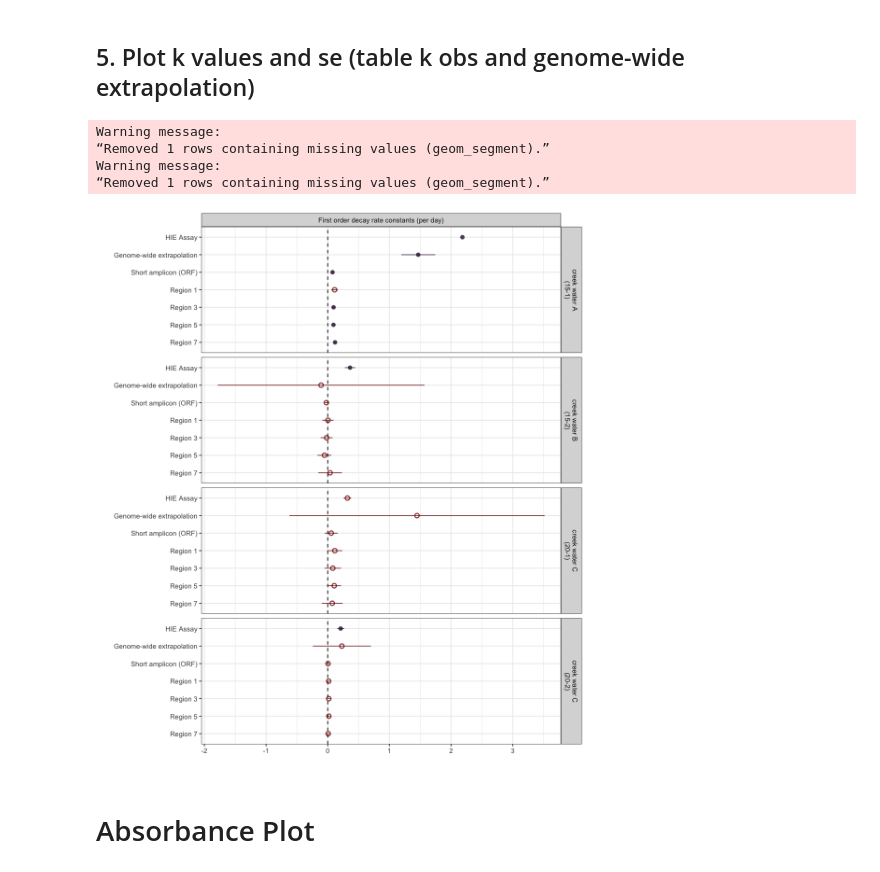
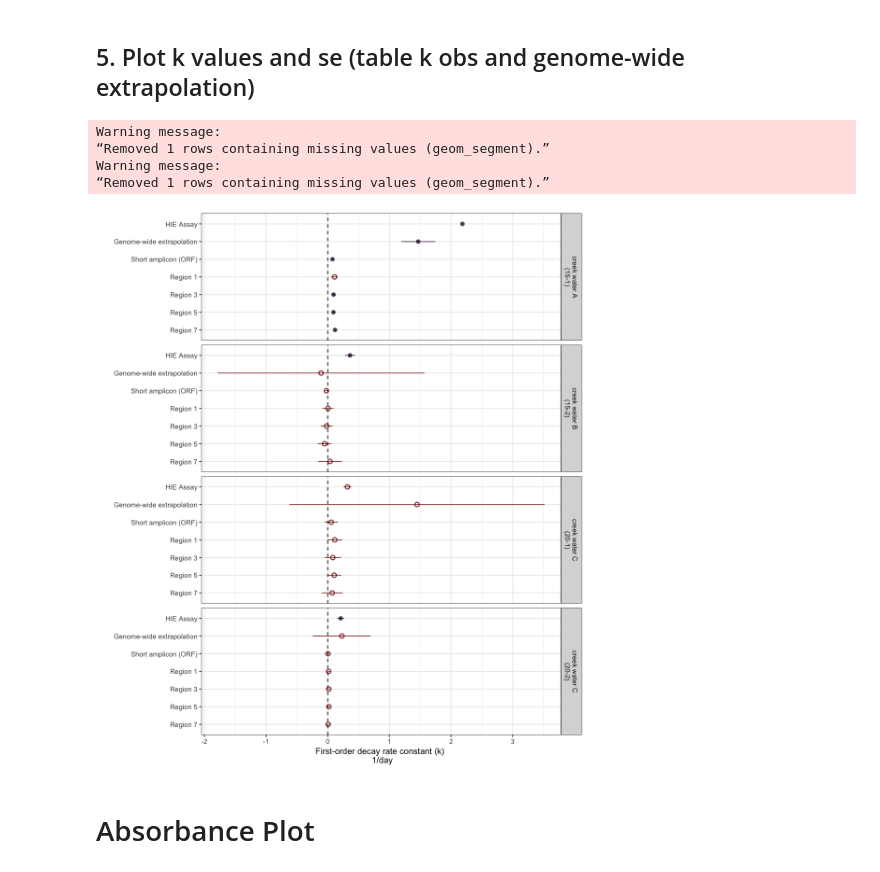
Before and after one commit to kennedylaurenc/2022_Persistence_of_HuNoV_in_surface_water, a Jupyter notebook: norovirus_persistence_data_analysis.ipynb, the cells around one changed output. Drawn from its saved outputs; the diff is of its cells as text; code cells hidden in the pictures.

```diff
--- a/norovirus_persistence_data_analysis.ipynb
+++ b/norovirus_persistence_data_analysis.ipynb
@@ -571,7 +578,7 @@ dfq_unk_exp_lod_tech_f<- dfq_unk_exp_lod_tech_f %>%
   group_by(id, time_point, target, experiment, RNase_treated,low_gc.ml,n,max_ct)%>%  mutate(both_equal_check = mean(mean_CT) )
 
 dfq_unk_exp_lod_tech_f<- dfq_unk_exp_lod_tech_f %>%
-  group_by(id, time_point, target, experiment, RNase_treated,low_gc.ml,n,max_ct)%>%  filter(inhib_check == min(inhib_check))
+  group_by(plate_id, id, time_point, target, experiment, RNase_treated,low_gc.ml,n,max_ct)%>%  filter(inhib_check == min(inhib_check)) #plate id for controls
 
 dfq_unk_exp_lod_tech_f$inhibited<-"Unk"
 dfq_unk_exp_lod_tech_f[(dfq_unk_exp_lod_tech_f$n>1)&(as.numeric(dfq_unk_exp_lod_tech_f$dilution_factor) > 2), "inhibited"]<- "Y"
@@ -579,7 +586,7 @@ dfq_unk_exp_lod_tech_f[(dfq_unk_exp_lod_tech_f$n>1)&(as.numeric(dfq_unk_exp_lod_
 dfq_unk_exp_lod_tech_f[(dfq_unk_exp_lod_tech_f$id %in% controls), "inhibited"]<- "Unk" #dont test controls for inhibition because compares NTCs and inflates totals
 dfq_unk_exp_lod_tech_f[dfq_unk_exp_lod_tech_f$both_equal_check == dfq_unk_exp_lod_tech_f$mean_CT, "inhibited"]<- "Unk" #mostly BDL values or randomly chose 1 or 5 bc the values were the same
 
-qpcr_fin_expc<-dfq_unk_exp_lod_tech_f[,c('time_point','id','target',"RNase_treated","inhibited","storage_condition","low_gc.ml","max_ct","mean_quantity","elution_volume_ul","extracted_volume_ul","template_volume_ul","dilution_factor","low_gc.rxn","experiment","tech_std")]
+qpcr_fin_expc<-dfq_unk_exp_lod_tech_f[,c('time_point','id','target',"RNase_treated","inhibited","storage_condition","low_gc.ml","max_ct","mean_quantity","elution_volume_ul","extracted_volume_ul","template_volume_ul","dilution_factor","low_gc.rxn","experiment","tech_std","plate_id")]
 # %%
 # qpcr_fin_expc
 inhib<-qpcr_fin_expc #starting from 259
@@ -610,8 +628,11 @@ qpcr_fin_expc[(qpcr_fin_expc$mean_quantity< qpcr_fin_expc$low_gc.rxn), "dilution
 #dimensional analysis/conversion
 unique(qpcr_fin_expc$target)
 qpcr_fin_expc$conc_gc_per_mL<-NA
-qpcr_fin_expc$conc_gc_per_mL<- qpcr_fin_expc$mean_quantity * (qpcr_fin_expc$elution_volume_ul*1000)/(qpcr_fin_expc$extracted_volume_ul* qpcr_fin_expc$template_volume_ul) * qpcr_fin_expc$dilution_factor
-qpcr_fin_expc$tech_std_gc_per_mL<- qpcr_fin_expc$tech_std * (qpcr_fin_expc$elution_volume_ul*1000)/(qpcr_fin_expc$extracted_volume_ul* qpcr_fin_expc$template_volume_ul) * qpcr_fin_expc$dilution_factor
+qpcr_fin_expc[(qpcr_fin_expc$id!="NTC"),"conc_gc_per_mL"]<- qpcr_fin_expc[(qpcr_fin_expc$id!="NTC"),"mean_quantity"]* (qpcr_fin_expc[(qpcr_fin_expc$id!="NTC"),"elution_volume_ul"]*1000)/(qpcr_fin_expc[(qpcr_fin_expc$id!="NTC"),"extracted_volume_ul"]* qpcr_fin_expc[(qpcr_fin_expc$id!="NTC"),"template_volume_ul"]) * qpcr_fin_expc[(qpcr_fin_expc$id!="NTC"),"dilution_factor"]
+qpcr_fin_expc[(qpcr_fin_expc$id!="NTC"),"tech_std_gc_per_mL"]<- qpcr_fin_expc[(qpcr_fin_expc$id!="NTC"),"tech_std"]* (qpcr_fin_expc[(qpcr_fin_expc$id!="NTC"),"elution_volume_ul"]*1000)/(qpcr_fin_expc[(qpcr_fin_expc$id!="NTC"),"extracted_volume_ul"]* qpcr_fin_expc[(qpcr_fin_expc$id!="NTC"),"template_volume_ul"]) * qpcr_fin_expc[(qpcr_fin_expc$id!="NTC"),"dilution_factor"]
+
+qpcr_fin_expc[(qpcr_fin_expc$id=="NTC"),"conc_gc_per_mL"]<- (qpcr_fin_expc[(qpcr_fin_expc$id=="NTC"),"mean_quantity"]/qpcr_fin_expc[(qpcr_fin_expc$id=="NTC"),"template_volume_ul"])*1000
+qpcr_fin_expc[(qpcr_fin_expc$id=="NTC"),"tech_std_gc_per_mL"]<- (qpcr_fin_expc[(qpcr_fin_expc$id=="NTC"),"tech_std"]/qpcr_fin_expc[(qpcr_fin_expc$id=="NTC"),"template_volume_ul"])*1000
 head(qpcr_fin_expc)
 
 assign_expt<-unique(qpcr_fin_expc[,c("id","experiment")]) #for merge
@@ -1524,37 +1671,37 @@ a[a$target_region =="1", "target_region"]<- "Region 1"
 a[a$target_region =="3", "target_region"]<- "Region 3"
 a[a$target_region =="5", "target_region"]<- "Region 5"
 a[a$target_region =="7", "target_region"]<- "Region 7"
 
 a$target_region<-factor(a$target_region, levels=c("Region 7","Region 5","Region 3", "Region 1","Short amplicon (ORF)","Genome-wide extrapolation","HIE Assay"))
 a[a$experiment == "15-1", "experiment"]<- "creek water A\n(15-1)"
 a[a$experiment == "15-2", "experiment"]<- "creek water B\n(15-2)"
 a[a$experiment == "20-1", "experiment"]<- "creek water C\n(20-1)"
 a[a$experiment == "20-2", "experiment"]<- "creek water C\n(20-2)"
 a$experiment=factor(a$experiment, levels=c("creek water A\n(15-1)", "creek water B\n(15-2)","creek water C\n(20-1)", "creek water C\n(20-2)"))
-a$title<- "First order decay rate constants (per day)"
+a$title<- ""
 
 g<-ggplot(a, aes(y=target_region))+
     geom_vline(xintercept=0, linetype='dashed')+
     geom_pointrange(aes(x=k_plot,xmin=k_lwr,xmax= k_upr, shape=not_signif, color=not_signif , fill=not_signif),alpha=0.8)+
     ylab("")+
-    xlab("")+
+    xlab("First-order decay rate constant (k) \n 1/day")+
     guides(col=guide_legend(""))+
     # scale_color_manual(values=c("#E9D539FF","#467EF4FF","#83FF52FF", "#30123BFF","#FEAA33FF"))+
     scale_shape_manual(values=c(16,1))+
     scale_color_viridis_d(option="turbo")+
     guides( shape=guide_legend(""))+
     facet_grid(experiment~title, scales="free_y", space="free_y")+
     theme_bw()+
-    theme(legend.position= "none", legend.box='vertical')
+    theme(legend.position= "none", legend.box='vertical', strip.background.x = element_blank(),strip.text.x = element_blank())
 g
 
 ggsave(paste0(path_f,"Figure_2.jpg"),  units='mm',device= 'jpg',width=half.col_w, height=max_h/1.5)
 # %% [output]
 Warning message:
 “Removed 1 rows containing missing values (geom_segment).”
 Warning message:
 “Removed 1 rows containing missing values (geom_segment).”
-[figure, old version]
+[figure, new version]
 # %% [markdown]
 # Absorbance Plot
 # %%
```
Also changed, not shown: parts of 15 cells of this notebook, 2 other files.
